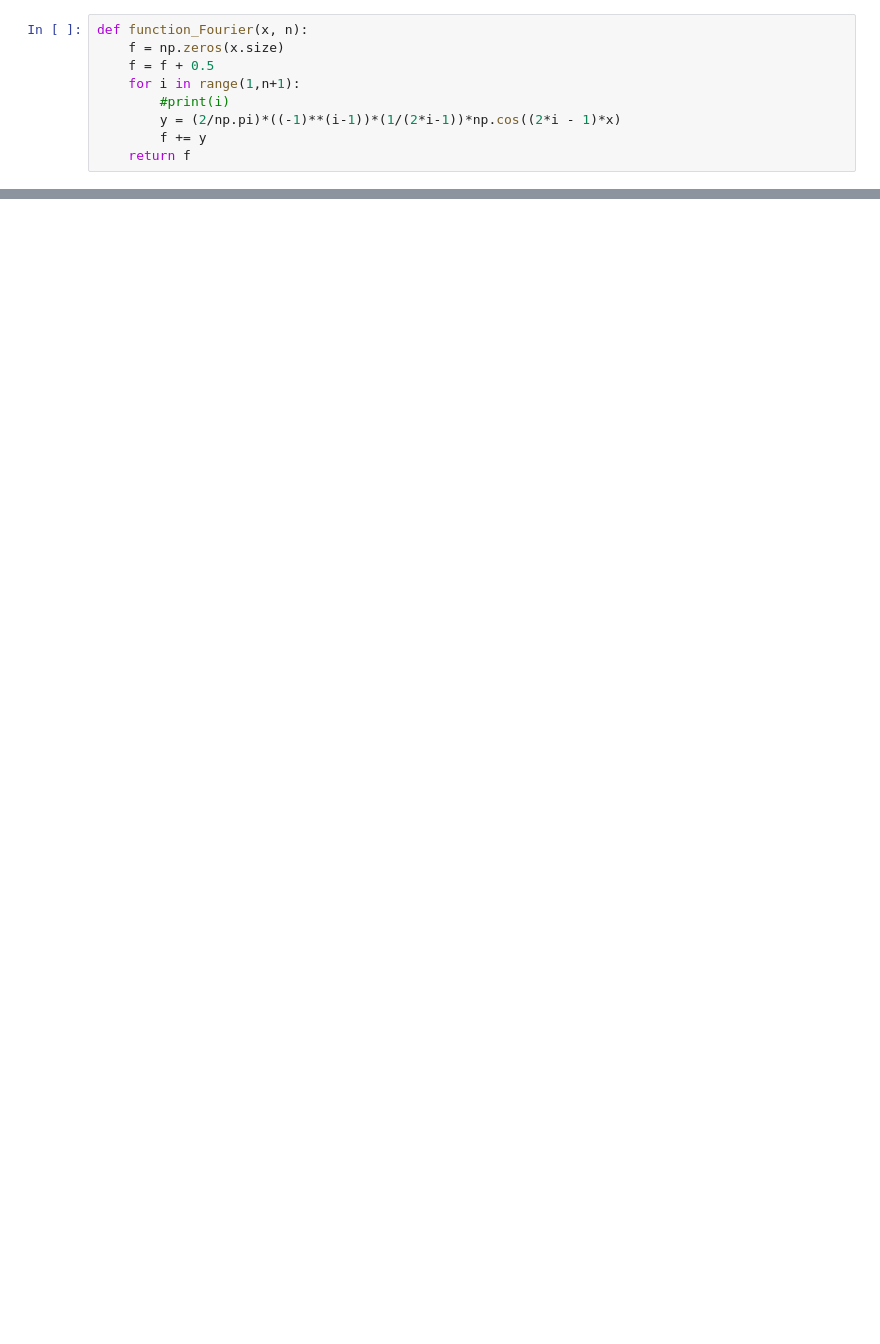
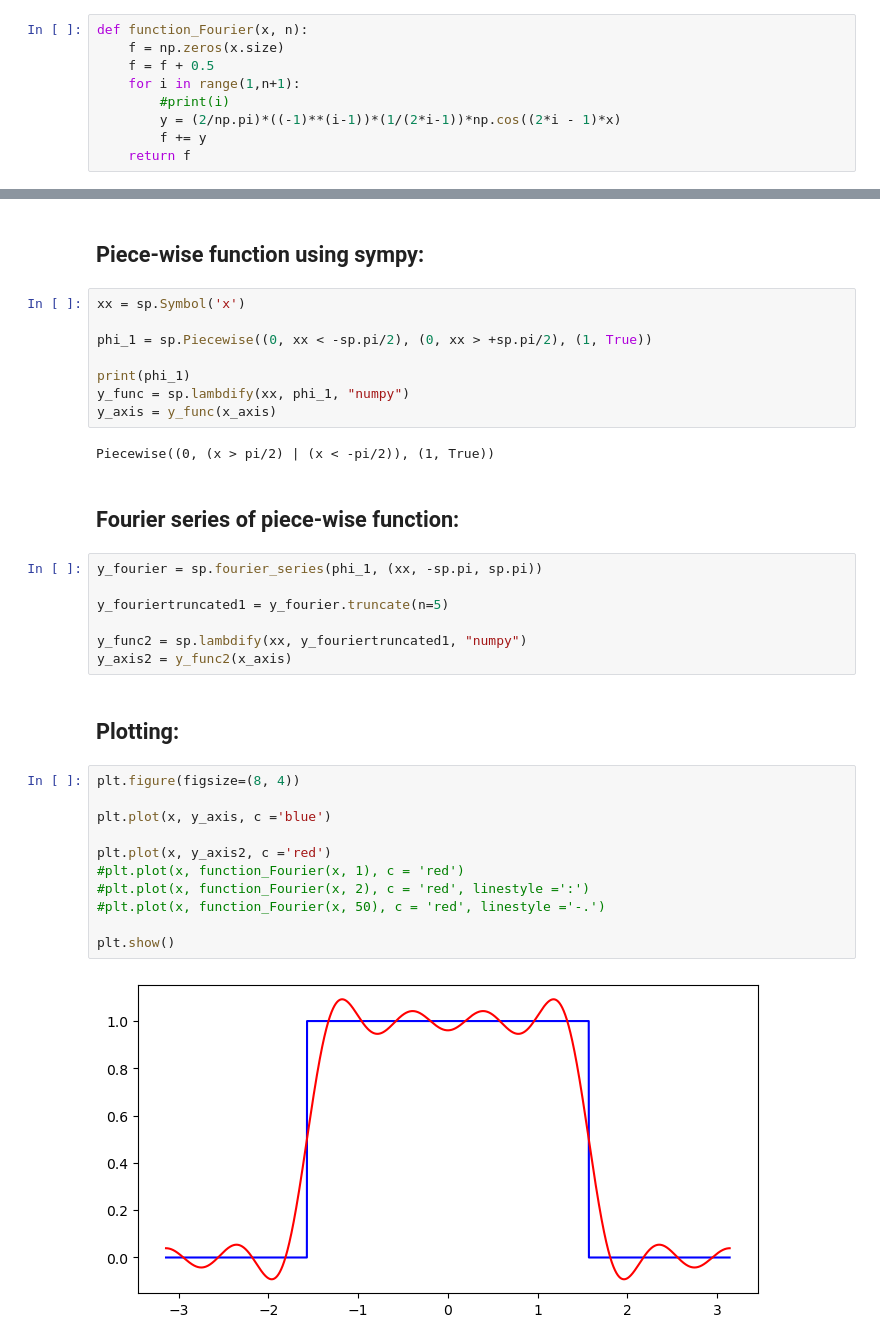
Before and after one commit to wbandabarragan/computational-physics-1, a Jupyter notebook: unit-4/403-Fourier-series.ipynb, the cells around one changed output, grey strips where cells are left out. Saved outputs shown, nothing was run; the diff lists cells and outputs as text; blank space fills up the shorter version.

```diff
--- a/unit-4/403-Fourier-series.ipynb
+++ b/unit-4/403-Fourier-series.ipynb
@@ -110,0 +135,36 @@ plt.show()
+# %% [markdown]
+## Piece-wise function using sympy:
+# %%
+xx = sp.Symbol('x')
+
+phi_1 = sp.Piecewise((0, xx < -sp.pi/2), (0, xx > +sp.pi/2), (1, True))
+
+print(phi_1)
+y_func = sp.lambdify(xx, phi_1, "numpy")
+y_axis = y_func(x_axis)
+# %% [output]
+Piecewise((0, (x > pi/2) | (x < -pi/2)), (1, True))
+# %% [markdown]
+## Fourier series of piece-wise function:
+# %%
+y_fourier = sp.fourier_series(phi_1, (xx, -sp.pi, sp.pi))
+
+y_fouriertruncated1 = y_fourier.truncate(n=5)
+
+y_func2 = sp.lambdify(xx, y_fouriertruncated1, "numpy")
+y_axis2 = y_func2(x_axis)
+# %% [markdown]
+## Plotting:
+# %%
+plt.figure(figsize=(8, 4))
+
+plt.plot(x, y_axis, c ='blue')
+
+plt.plot(x, y_axis2, c ='red')
+#plt.plot(x, function_Fourier(x, 1), c = 'red')
+#plt.plot(x, function_Fourier(x, 2), c = 'red', linestyle =':')
+#plt.plot(x, function_Fourier(x, 50), c = 'red', linestyle ='-.')
+
+plt.show()
+# %% [output]
+[figure, added]
```
Also changed, not shown: parts of 22 cells of this notebook.
